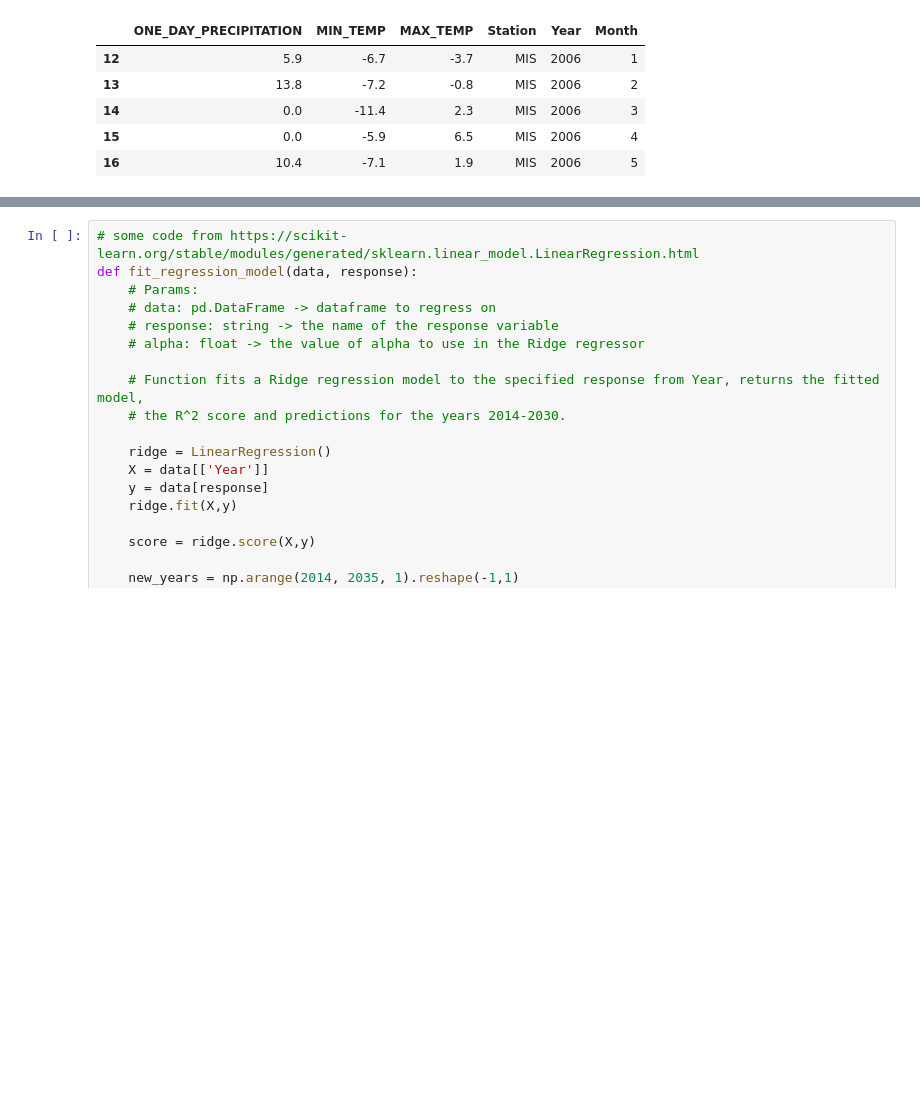
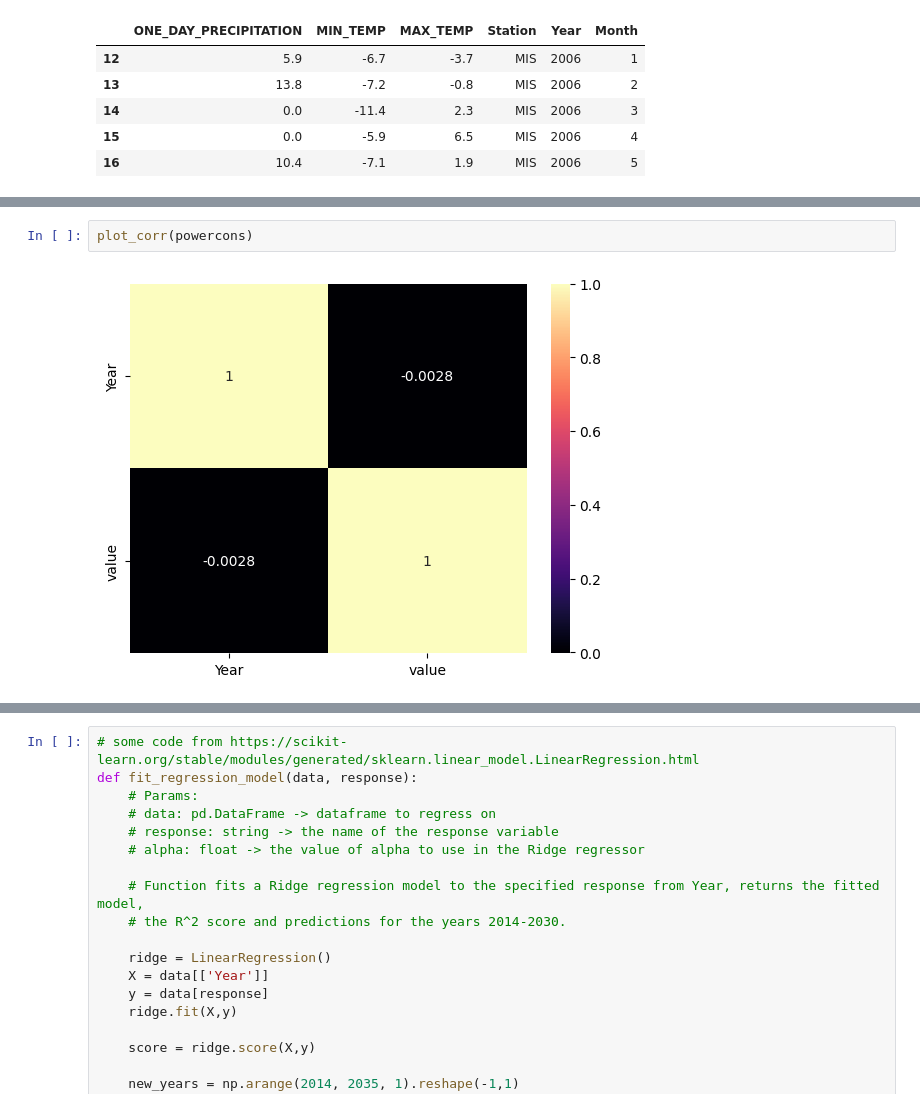
Before and after one commit to mcgillies/CPSC368, a Jupyter notebook: DataAnalysis.ipynb, the cells around one changed output, grey strips where cells are left out. Saved outputs shown, nothing was run; the diff lists cells and outputs as text; blank space fills up the shorter version.

```diff
--- a/DataAnalysis.ipynb
+++ b/DataAnalysis.ipynb
@@ -57,0 +94,4 @@ precipitation.head()
+# %%
+plot_corr(powercons)
+# %% [output]
+[figure, added]
```
Also changed, not shown: parts of 11 cells of this notebook.
